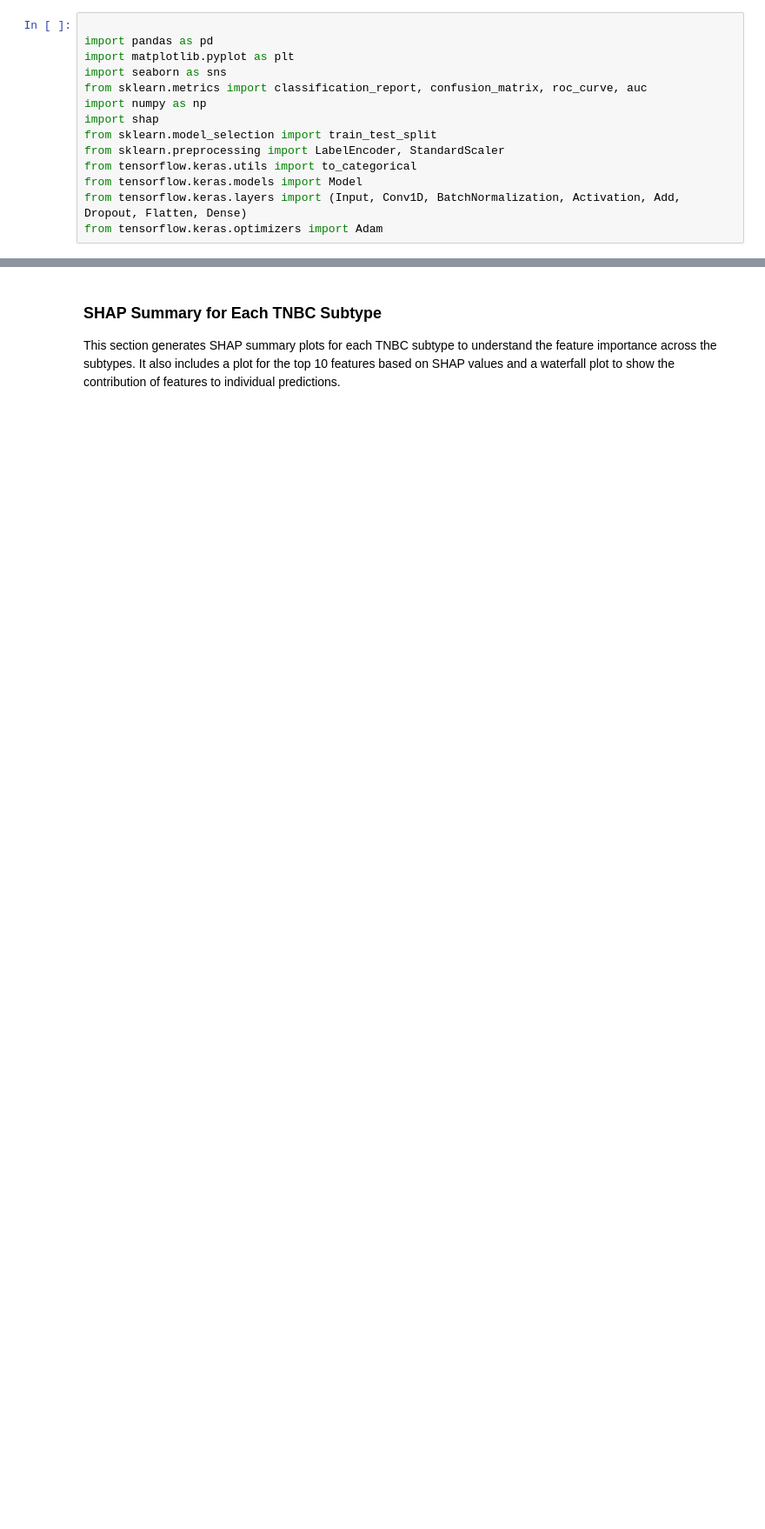
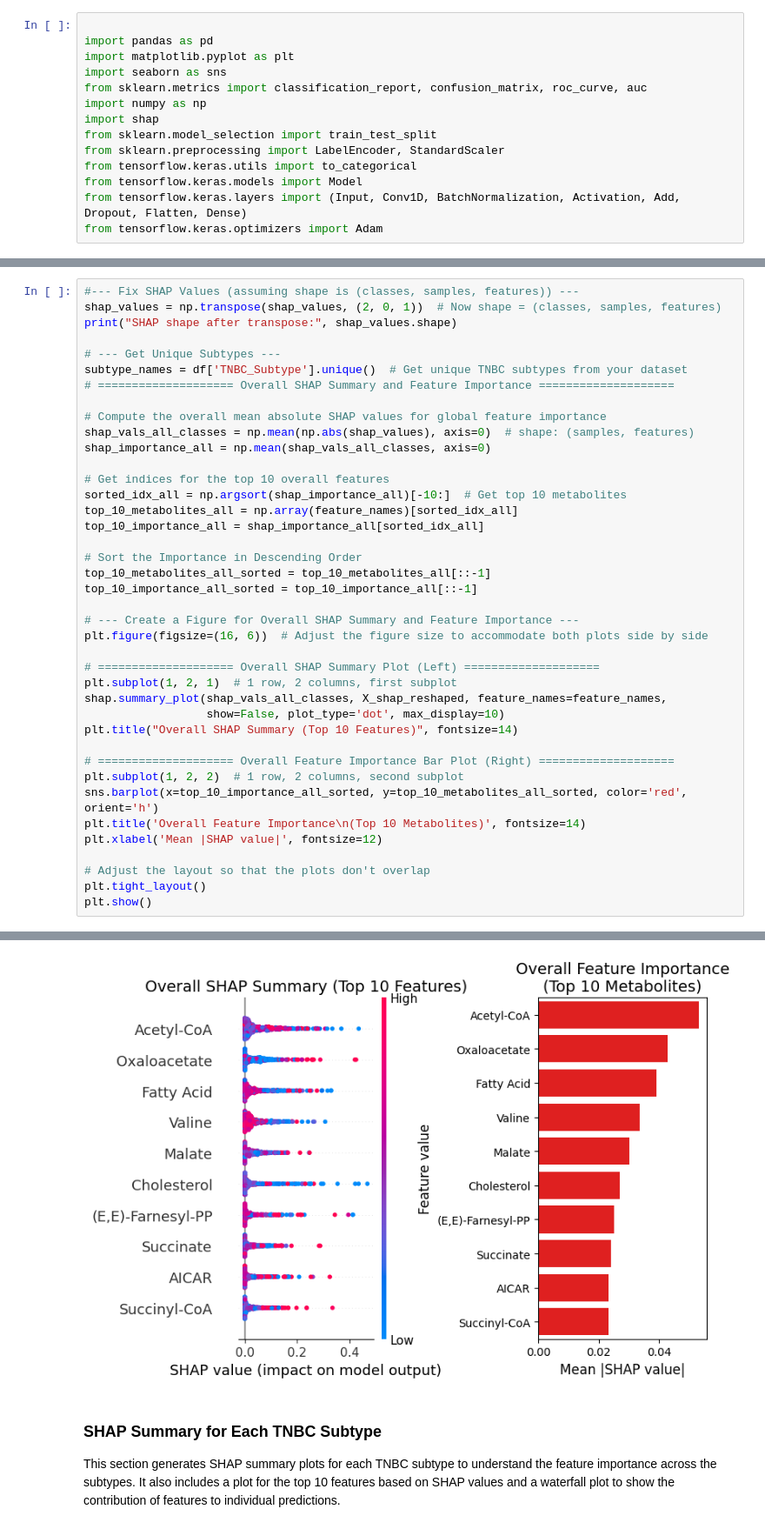
Before and after one commit to idealoladipupo/TNBC_PREDICTIONS_, a Jupyter notebook: Rest_CNN_MODEL_M.ipynb, the cells around one changed output, grey strips where cells are left out. Shown at 87% size. Cells and saved outputs as stored; diff of their text form; blank space fills up the shorter version.

```diff
--- a/Rest_CNN_MODEL_M.ipynb
+++ b/Rest_CNN_MODEL_M.ipynb
@@ -398,0 +314,41 @@ shap_values = explainer.shap_values(X_shap_reshaped, nsamples=100)
+# %%
+#--- Fix SHAP Values (assuming shape is (classes, samples, features)) ---
+shap_values = np.transpose(shap_values, (2, 0, 1))  # Now shape = (classes, samples, features)
+print("SHAP shape after transpose:", shap_values.shape)
+
+# --- Get Unique Subtypes ---
+subtype_names = df['TNBC_Subtype'].unique()  # Get unique TNBC subtypes from your dataset
+# ==================== Overall SHAP Summary and Feature Importance ====================
+
+# Compute the overall mean absolute SHAP values for global feature importance
+shap_vals_all_classes = np.mean(np.abs(shap_values), axis=0)  # shape: (samples, features)
+shap_importance_all = np.mean(shap_vals_all_classes, axis=0)
+
+# Get indices for the top 10 overall features
+sorted_idx_all = np.argsort(shap_importance_all)[-10:]  # Get top 10 metabolites
+top_10_metabolites_all = np.array(feature_names)[sorted_idx_all]
+top_10_importance_all = shap_importance_all[sorted_idx_all]
+
+# Sort the Importance in Descending Order
+top_10_metabolites_all_sorted = top_10_metabolites_all[::-1]
+top_10_importance_all_sorted = top_10_importance_all[::-1]
+
+# --- Create a Figure for Overall SHAP Summary and Feature Importance ---
+plt.figure(figsize=(16, 6))  # Adjust the figure size to accommodate both plots side by side
+
+# ==================== Overall SHAP Summary Plot (Left) ====================
+plt.subplot(1, 2, 1)  # 1 row, 2 columns, first subplot
+shap.summary_plot(shap_vals_all_classes, X_shap_reshaped, feature_names=feature_names,
+                  show=False, plot_type='dot', max_display=10)
+plt.title("Overall SHAP Summary (Top 10 Features)", fontsize=14)
+
+# ==================== Overall Feature Importance Bar Plot (Right) ====================
+plt.subplot(1, 2, 2)  # 1 row, 2 columns, second subplot
+sns.barplot(x=top_10_importance_all_sorted, y=top_10_metabolites_all_sorted, color='red', orient='h')
+plt.title('Overall Feature Importance\n(Top 10 Metabolites)', fontsize=14)
+plt.xlabel('Mean |SHAP value|', fontsize=12)
+
+# Adjust the layout so that the plots don't overlap
+plt.tight_layout()
+plt.show()
+# %% [output]
@@ -399,3 +356,4 @@ shap_values = explainer.shap_values(X_shap_reshaped, nsamples=100)
+[figure, added]
 # %% [markdown]
 ### SHAP Summary for Each TNBC Subtype
 This section generates SHAP summary plots for each TNBC subtype to understand the feature importance across the subtypes. It also includes a plot for the top 10 features based on SHAP values and a waterfall plot to show the contribution of features to individual predictions.
```
Also changed, not shown: parts of 19 cells of this notebook.
